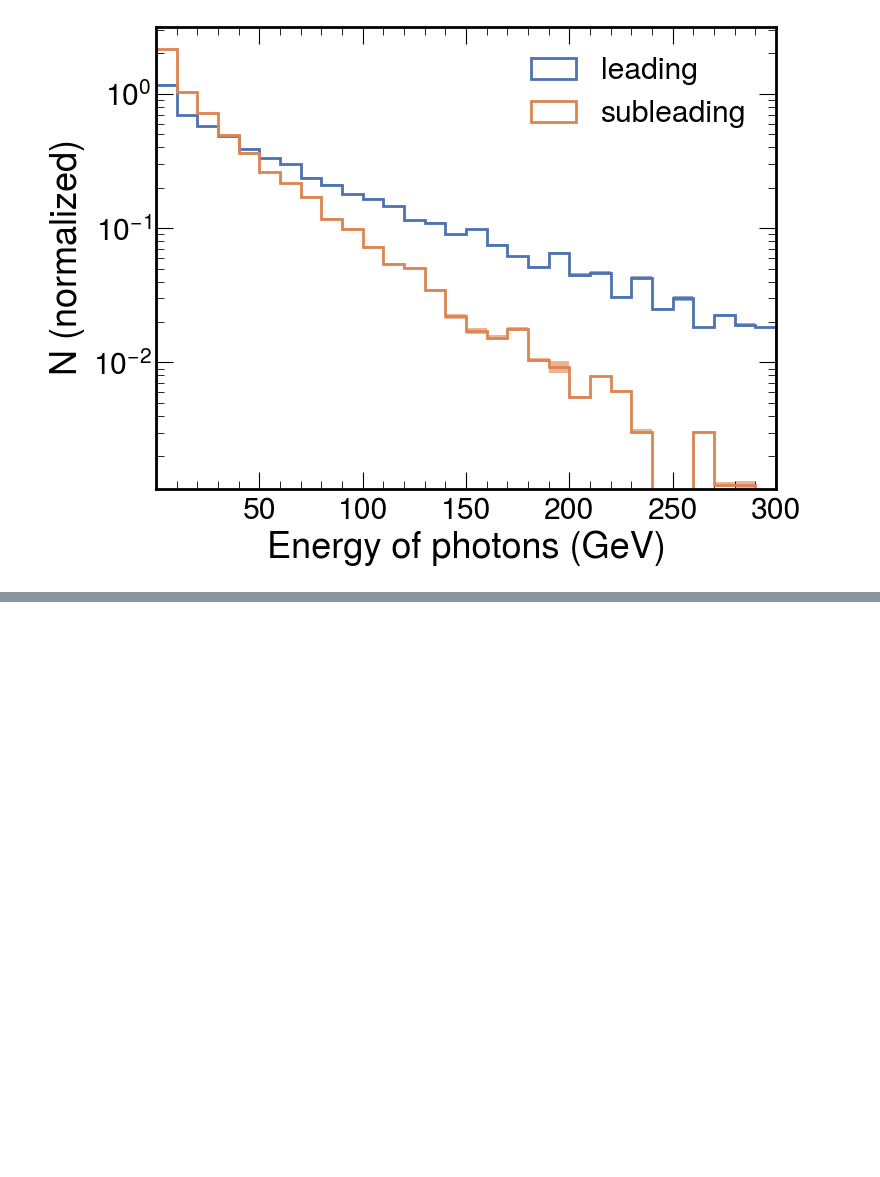
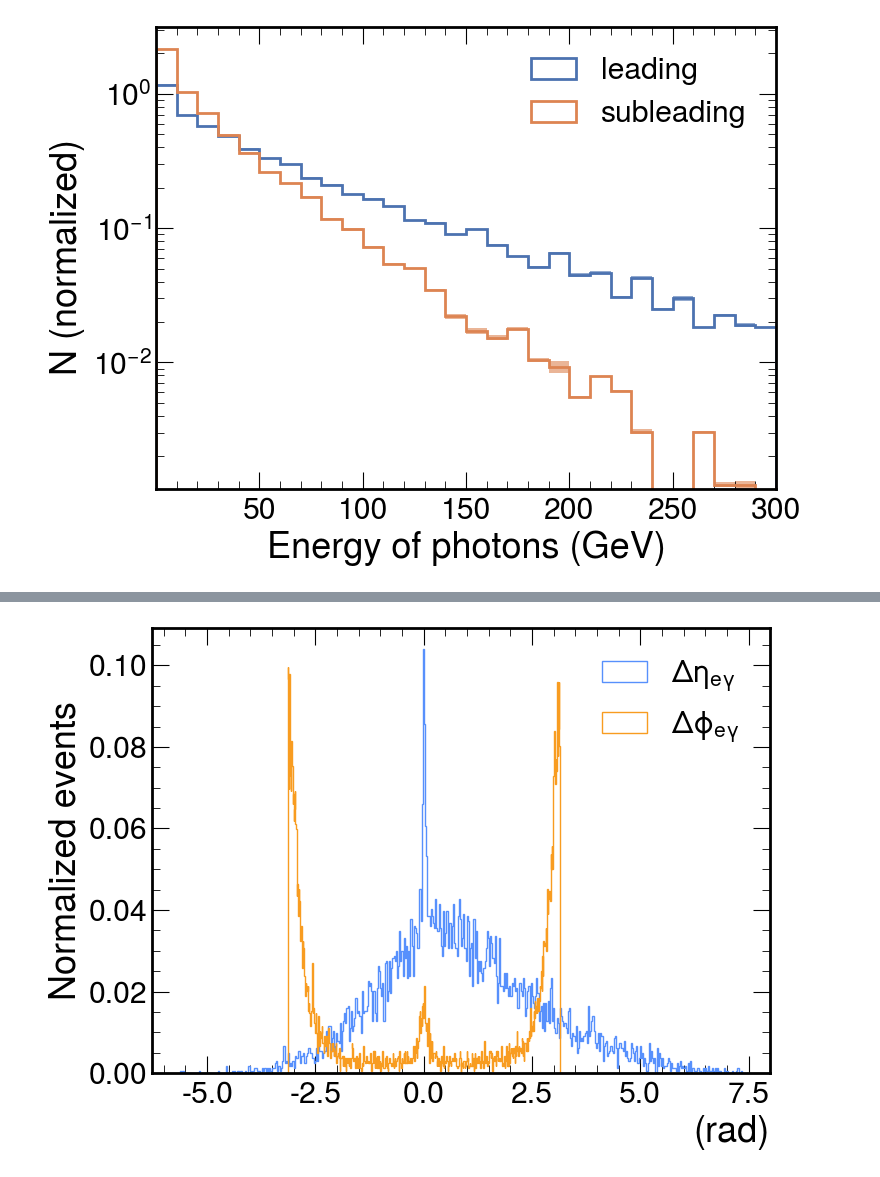
Before and after one commit to camilapramos/nuDIS_HEPMC_Analysis, a Jupyter notebook: notebooks/plots.ipynb, the cells around one changed output, grey strips where cells are left out. Cells and saved outputs as stored; diff of their text form; code cells hidden in the pictures; blank space fills up the shorter version.

```diff
--- a/notebooks/plots.ipynb
+++ b/notebooks/plots.ipynb
@@ -615,0 +674,16 @@ plt.show()
+# %%
+fig, ax = plt.subplots(figsize=(8,6))
+events_info_df_2 = events_info_df.dropna()
+plt.hist(events_info_df_2["dEta"], histtype='step', weights=events_info_df_2["wgt_central"]/n_evts, bins=500,
+         label=r"$\Delta \eta_{e \gamma}$")
+plt.hist(events_info_df_2["dPhi"], histtype='step', weights=events_info_df_2["wgt_central"]/n_evts, bins=500,
+         label=r"$\Delta \phi_{e \gamma}$")
+
+plt.xlabel("(rad)")
+plt.ylabel(r"Normalized events", loc="center")
+plt.legend()
+
+plt.tight_layout()
+plt.show()
+# %% [output]
+[figure, added]
```
Also changed, not shown: parts of 16 cells of this notebook, 2 other files.
